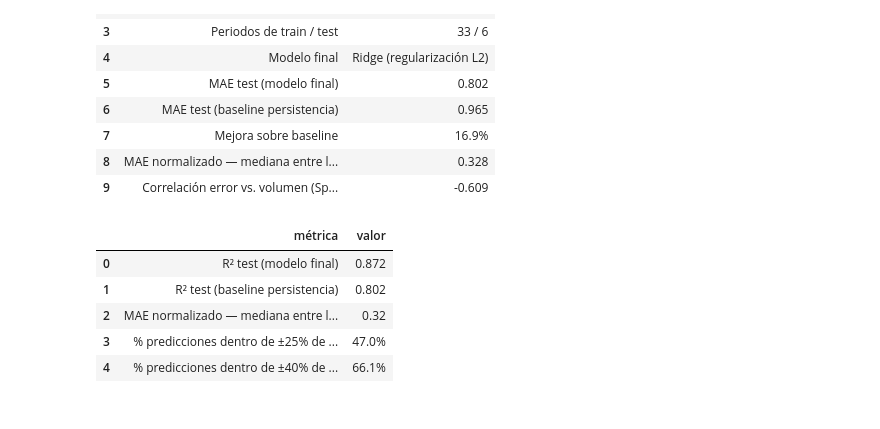
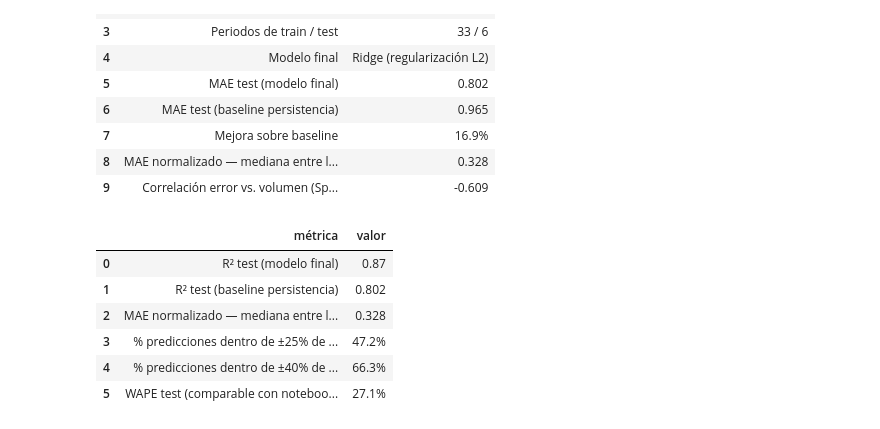
Before and after one commit to Joaquindam/TFM-Hosteleria-AI, a Jupyter notebook: notebooks/04_prediccion_ventas.ipynb, the cells around one changed output. Saved outputs shown, nothing was run; the diff lists cells and outputs as text; code cells hidden in the pictures.

Commit message:
Corrige título, resumen ejecutivo y conclusiones de 04_prediccion_ventas

```diff
--- a/notebooks/04_prediccion_ventas.ipynb
+++ b/notebooks/04_prediccion_ventas.ipynb
@@ -3089,25 +3089,37 @@ display(resumen_ejecutivo)
 | 9 | Correlación error vs. volumen (Sp... | -0.609 |
 # %%
 # ── 17.1b Ampliación del resumen ejecutivo ───────────────────────────────────
+
+dentro_25 = (resultados_test['error_relativo'] <= 0.25).mean() * 100
+dentro_40 = (resultados_test['error_relativo'] <= 0.40).mean() * 100
 
 resumen_ejecutivo_ampliado = pd.DataFrame({
     'métrica': [
         'R² test (modelo final)',
         'R² test (baseline persistencia)',
         'MAE normalizado — mediana entre los 82 artículos',
         '% predicciones dentro de ±25% de la venta real',
         '% predicciones dentro de ±40% de la venta real',
+        'WAPE test (comparable con notebook de comandas)',
     ],
-    'valor': [0.872, 0.802, 0.320, '47.0%', '66.1%']
+    'valor': [
+        round(r2_final, 3),
+        round(r2_baseline, 3),
+        round(metricas_por_articulo['mae_normalizado'].median(), 3),
+        f"{dentro_25:.1f}%",
+        f"{dentro_40:.1f}%",
+        f"{wape_ridge:.1f}%",
+    ]
 })
 display(resumen_ejecutivo_ampliado)
 # %% [output]
 |  | métrica | valor |
-| 0 | R² test (modelo final) | 0.872 |
+| 0 | R² test (modelo final) | 0.87 |
 | 1 | R² test (baseline persistencia) | 0.802 |
-| 2 | MAE normalizado — mediana entre l... | 0.32 |
-| 3 | % predicciones dentro de ±25% de ... | 47.0% |
-| 4 | % predicciones dentro de ±40% de ... | 66.1% |
+| 2 | MAE normalizado — mediana entre l... | 0.328 |
+| 3 | % predicciones dentro de ±25% de ... | 47.2% |
+| 4 | % predicciones dentro de ±40% de ... | 66.3% |
+| 5 | WAPE test (comparable con noteboo... | 27.1% |
 # %% [markdown]
 #### Conclusiones
 
```
Also changed, not shown: parts of 6 cells of this notebook.
